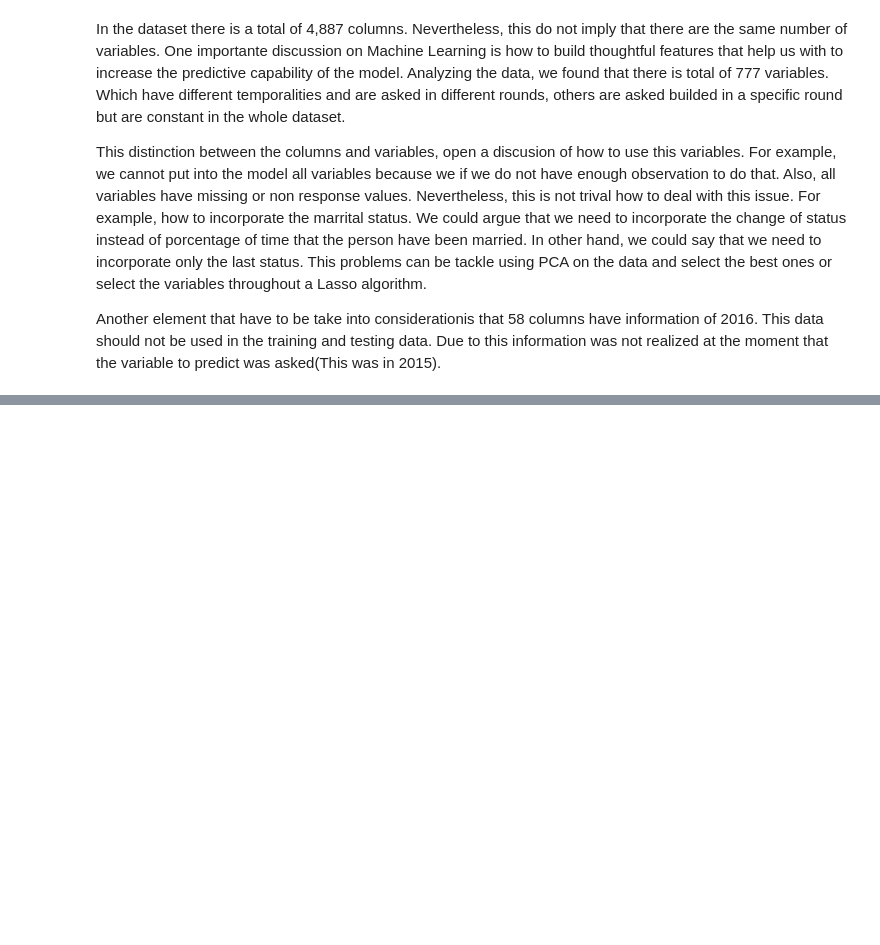
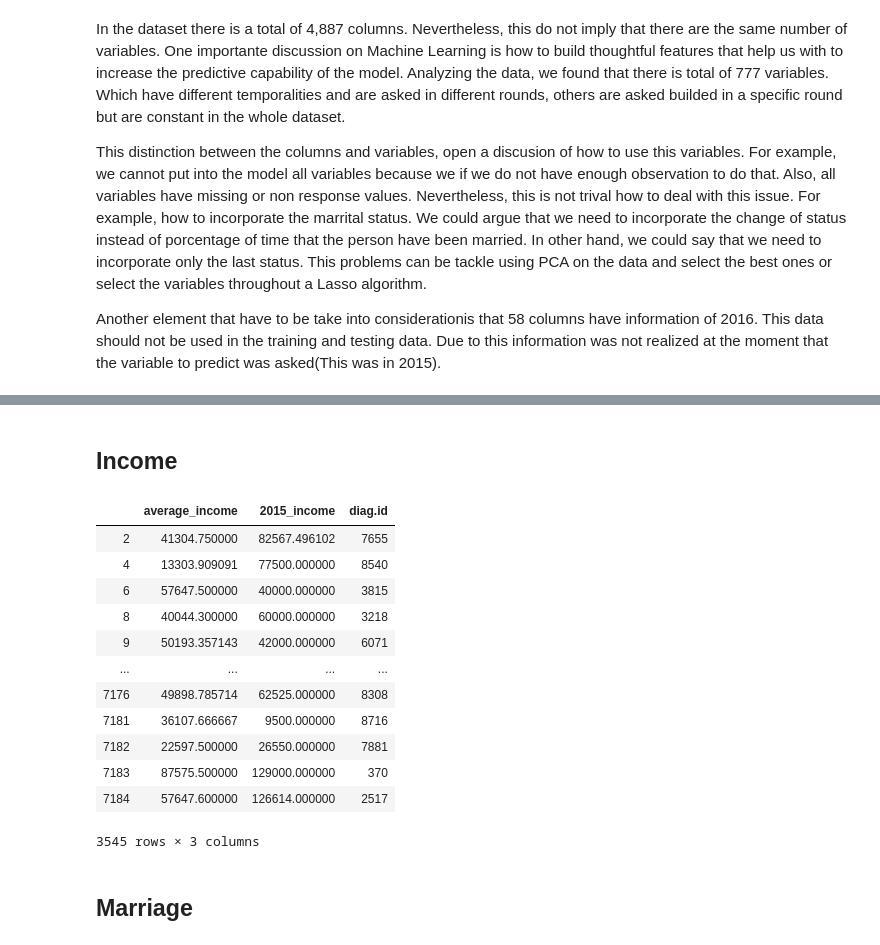
Before and after one commit to lucasmation/MLapp-yhat-challenge, a Jupyter notebook: Part1.ipynb, the cells around one changed output, grey strips where cells are left out. Cells and saved outputs as stored; diff of their text form; code cells hidden in the pictures; blank space fills up the shorter version.

```diff
--- a/Part1.ipynb
+++ b/Part1.ipynb
@@ -170,0 +254,21 @@ Another element that have to be take into considerationis that 58 columns have i
+# %% [markdown]
+## Income
+# %%
+income_average = last_and_average_cont_var(data,income_vars2,'U0008900','average_income', '2015_income')
+income_average
+# %% [output]
+|  | average_income | 2015_income | diag.id |
+| 2 | 41304.750000 | 82567.496102 | 7655 |
+| 4 | 13303.909091 | 77500.000000 | 8540 |
+| 6 | 57647.500000 | 40000.000000 | 3815 |
+| 8 | 40044.300000 | 60000.000000 | 3218 |
+| 9 | 50193.357143 | 42000.000000 | 6071 |
+| ... | ... | ... | ... |
+| 7176 | 49898.785714 | 62525.000000 | 8308 |
+| 7181 | 36107.666667 | 9500.000000 | 8716 |
+| 7182 | 22597.500000 | 26550.000000 | 7881 |
+| 7183 | 87575.500000 | 129000.000000 | 370 |
+| 7184 | 57647.600000 | 126614.000000 | 2517 |
+3545 rows × 3 columns
+# %% [markdown]
+## Marriage
```
Also changed, not shown: parts of 26 cells of this notebook.
